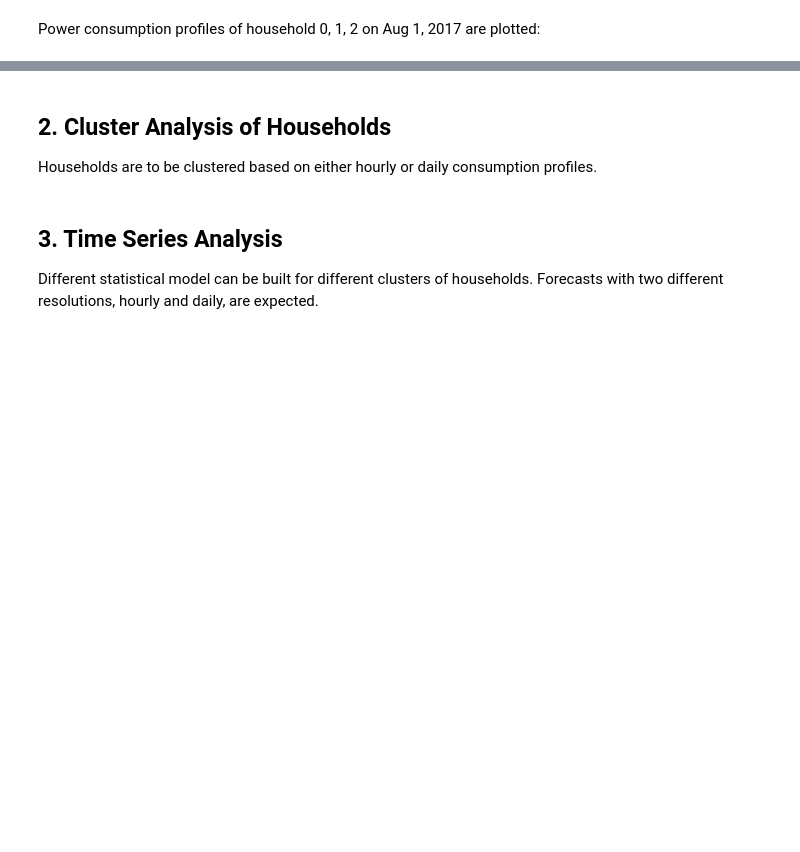
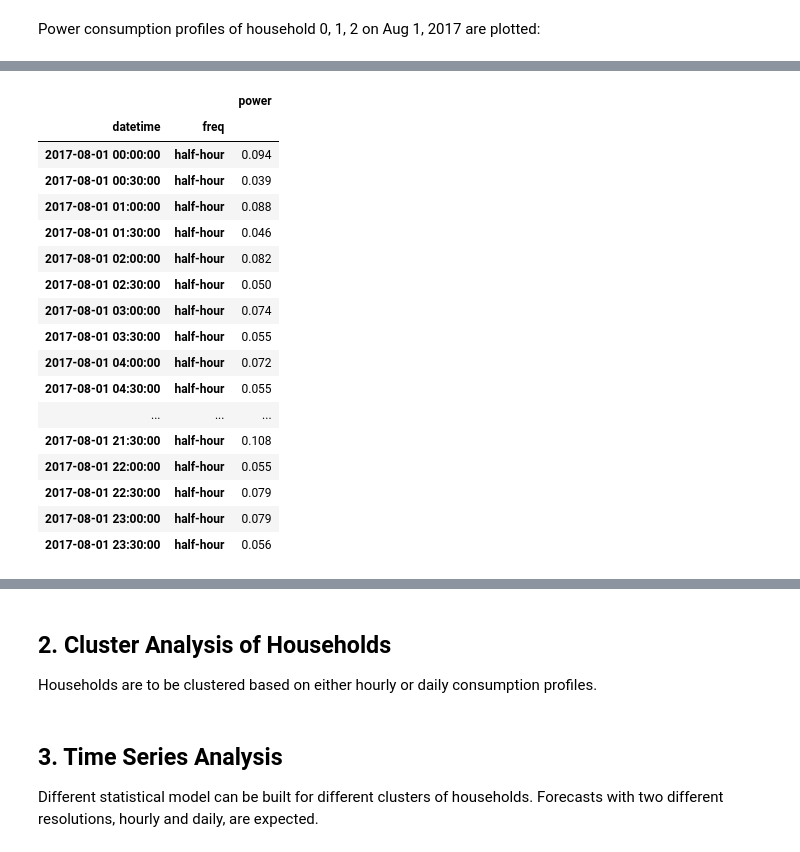
Before and after one commit to edxu96/elec_consumption, a Jupyter notebook: index.ipynb, the cells around one changed output, grey strips where cells are left out. Cells and saved outputs as stored; diff of their text form; code cells hidden in the pictures; blank space fills up the shorter version.

```diff
--- a/index.ipynb
+++ b/index.ipynb
@@ -52,0 +88,27 @@ df[df.index.date == datetime.date(2017, 8, 1)].iloc[:, :3].plot(
+# %%
+#hide
+df_halfhour_0 = df[df.index.date == datetime.date(2017, 8, 1)].loc[:, 0].to_frame()
+df_halfhour_0.columns = ['power']
+df_halfhour_0['freq'] = 'half-hour'
+df_halfhour_0.reset_index(inplace=True)
+df_halfhour_0.set_index(['datetime', 'freq'], inplace=True)
+df_halfhour_0
+# %% [output]
+|  |  | power |
+| datetime | freq |  |
+| 2017-08-01 00:00:00 | half-hour | 0.094 |
+| 2017-08-01 00:30:00 | half-hour | 0.039 |
+| 2017-08-01 01:00:00 | half-hour | 0.088 |
+| 2017-08-01 01:30:00 | half-hour | 0.046 |
+| 2017-08-01 02:00:00 | half-hour | 0.082 |
+| 2017-08-01 02:30:00 | half-hour | 0.050 |
+| 2017-08-01 03:00:00 | half-hour | 0.074 |
+| 2017-08-01 03:30:00 | half-hour | 0.055 |
+| 2017-08-01 04:00:00 | half-hour | 0.072 |
+| 2017-08-01 04:30:00 | half-hour | 0.055 |
+| ... | ... | ... |
+| 2017-08-01 21:30:00 | half-hour | 0.108 |
+| 2017-08-01 22:00:00 | half-hour | 0.055 |
+| 2017-08-01 22:30:00 | half-hour | 0.079 |
+| 2017-08-01 23:00:00 | half-hour | 0.079 |
+| 2017-08-01 23:30:00 | half-hour | 0.056 |
```
Also changed, not shown: parts of 8 cells of this notebook, 7 other files.
